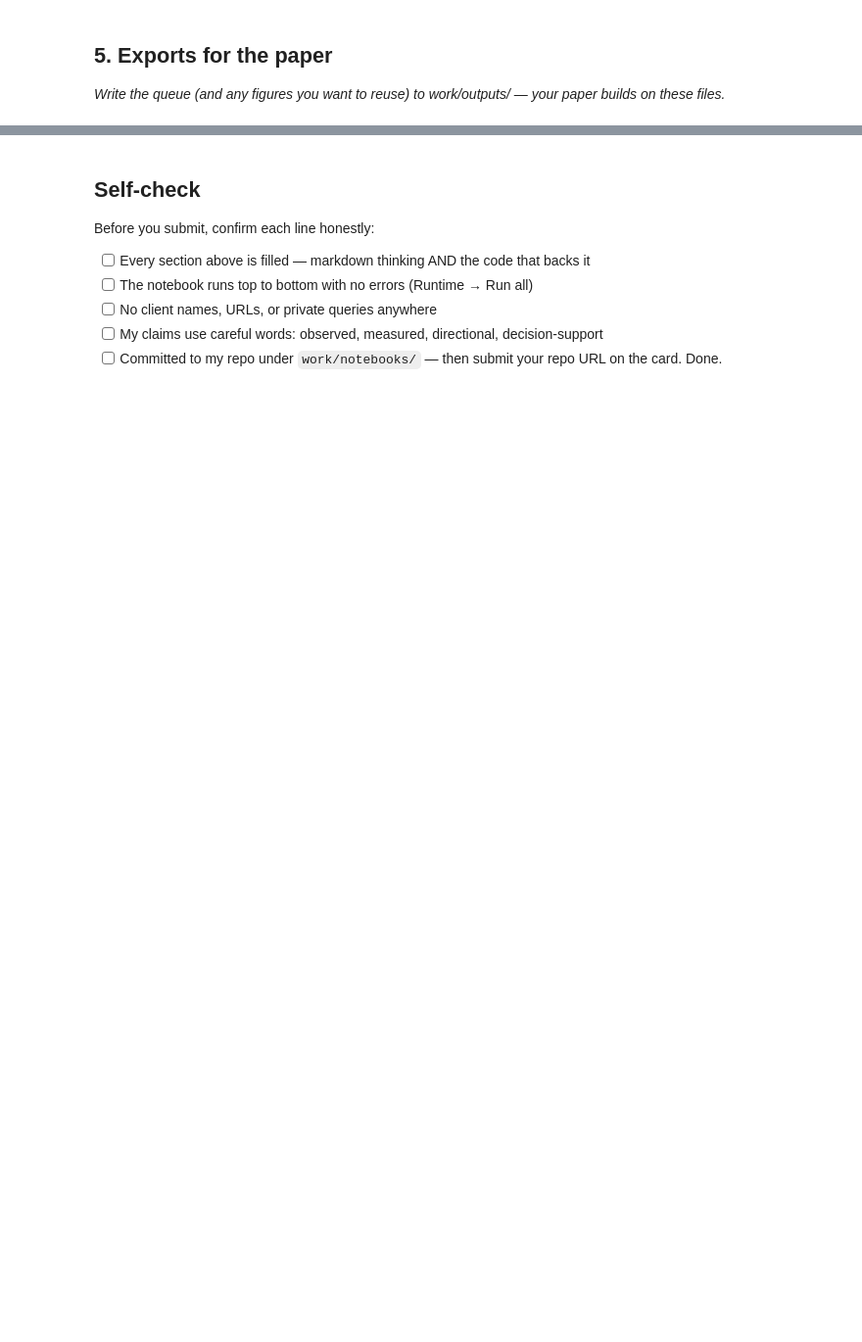
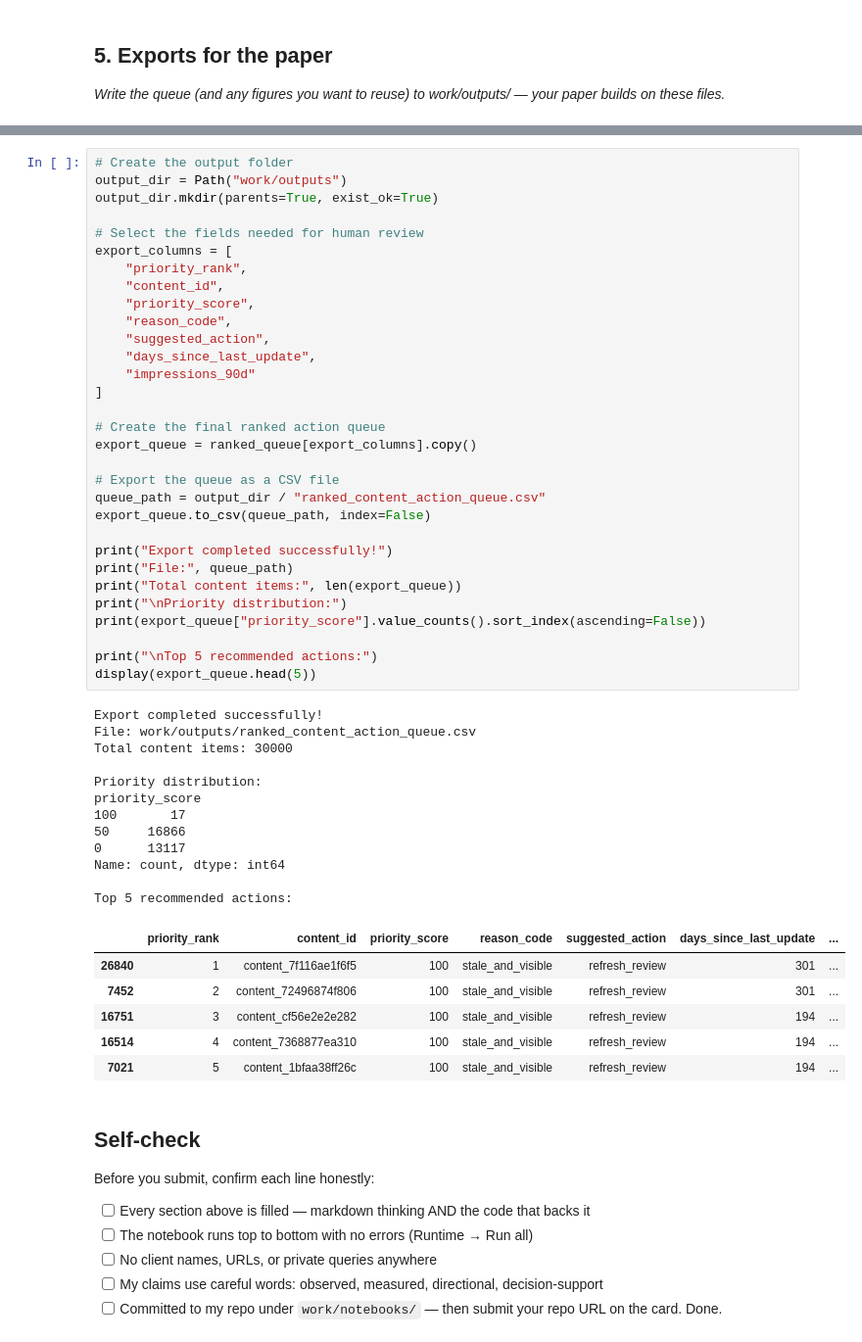
Before and after one commit to sahanabytes/machine-learning-portfolio, a Jupyter notebook: work/notebooks/w07_action_playbook.ipynb, the cells around one changed output, grey strips where cells are left out. Shown at 98% size. Cells and saved outputs as stored; diff of their text form; blank space fills up the shorter version.

```diff
--- a/work/notebooks/w07_action_playbook.ipynb
+++ b/work/notebooks/w07_action_playbook.ipynb
@@ -44,3 +322,53 @@ This skeleton is yours to fill. Work the sections **in order** — each one has
+# %%
+# Create the output folder
+output_dir = Path("work/outputs")
+output_dir.mkdir(parents=True, exist_ok=True)
+
+# Select the fields needed for human review
+export_columns = [
+    "priority_rank",
+    "content_id",
+    "priority_score",
+    "reason_code",
+    "suggested_action",
+    "days_since_last_update",
+    "impressions_90d"
+]
+
+# Create the final ranked action queue
+export_queue = ranked_queue[export_columns].copy()
+
+# Export the queue as a CSV file
+queue_path = output_dir / "ranked_content_action_queue.csv"
+export_queue.to_csv(queue_path, index=False)
+
+print("Export completed successfully!")
+print("File:", queue_path)
+print("Total content items:", len(export_queue))
+print("\nPriority distribution:")
+print(export_queue["priority_score"].value_counts().sort_index(ascending=False))
+
+print("\nTop 5 recommended actions:")
+display(export_queue.head(5))
+# %% [output]
+Export completed successfully!
+File: work/outputs/ranked_content_action_queue.csv
+Total content items: 30000
+
+Priority distribution:
+priority_score
+100       17
+50     16866
+0      13117
+Name: count, dtype: int64
+
+Top 5 recommended actions:
+|  | priority_rank | content_id | priority_score | reason_code | suggested_action | days_since_last_update | ... |
+| 26840 | 1 | content_7f116ae1f6f5 | 100 | stale_and_visible | refresh_review | 301 | ... |
+| 7452 | 2 | content_72496874f806 | 100 | stale_and_visible | refresh_review | 301 | ... |
+| 16751 | 3 | content_cf56e2e2e282 | 100 | stale_and_visible | refresh_review | 194 | ... |
+| 16514 | 4 | content_7368877ea310 | 100 | stale_and_visible | refresh_review | 194 | ... |
+| 7021 | 5 | content_1bfaa38ff26c | 100 | stale_and_visible | refresh_review | 194 | ... |
 # %% [markdown]
 ## Self-check
 
```
Also changed, not shown: parts of 17 cells of this notebook.
